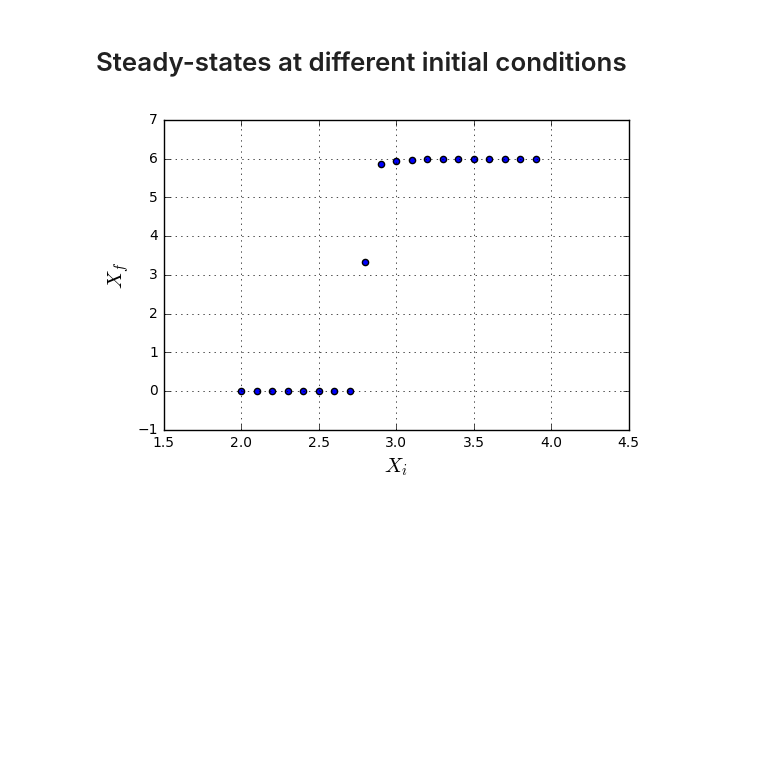
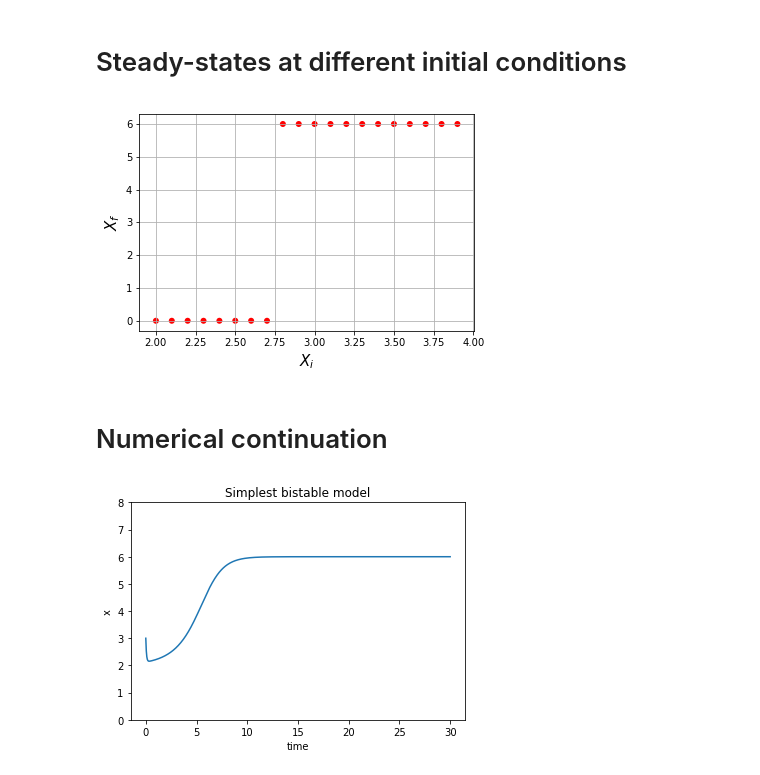
Before and after one commit to davidtgonzales/Bistability, a Jupyter notebook: Simplest bistable system.ipynb, the cells around one changed output. Drawn from its saved outputs; the diff is of its cells as text; code cells hidden in the pictures; blank space fills up the shorter version.

Commit message:
with PyDSTool

```diff
--- a/Simplest bistable system.ipynb
+++ b/Simplest bistable system.ipynb
@@ -66,16 +72,51 @@ Xi=[]
 for i in list(range(20,40,1)):
     init=[float(i)/10,0]
     params=[8,1,1,1.5] #k1,k2,k3,k4
-    t=100
-    dt=0.1
+    t=50
+    dt=0.05
     run=trajectory(params,dt,init,t)
     Xf.append(list(run['X'])[-1])
     Xi.append(float(i)/10)
 
-plt.scatter(Xi,Xf)
+plt.scatter(Xi,Xf,c='red',edgecolors='none')
 plt.xlabel('$X_i$',size=15)
 plt.ylabel('$X_f$',size=15)
 plt.grid()
 plt.show()
 # %% [output]
-[figure, old version]
+[figure, new version]
+# %% [markdown]
+# Numerical continuation
+# %%
+import PyDSTool as dst
+import numpy as np
+from matplotlib import pyplot as plt
+%matplotlib inline
+
+# we must give a name
+DSargs=dst.args(name='Simplest bistable model')
+# parameters
+DSargs.pars={'k1':8,
+             'k2':1,
+             'k3':1,
+             'k4':1.5}
+# rhs of the differential equation, including dummy variable w
+DSargs.varspecs={'x':'2*k1*y-k2*x*x-k3*x*y-k4*x',
+                 'y':'k2*x*x-k1*y'}
+# initial conditions
+DSargs.ics={'x':3,'y':0}
+# %%
+DSargs.tdomain=[0,30]                       # set the range of integration.
+ode=dst.Generator.Vode_ODEsystem(DSargs)    # an instance of the 'Generator' class.
+traj=ode.compute('bistability')             # integrate ODE
+pts=traj.sample(dt=0.05)                    # Data for plotting
+
+# PyPlot commands
+plt.plot(pts['t'],pts['x'])
+plt.xlabel('time')                          # Axes labels
+plt.ylabel('x')                             # ...
+plt.ylim([0,8])                             # Range of the y axis
+plt.title(ode.name)                         # Figure title from model name
+plt.show()
+# %% [output]
+[figure, added]
```
Also changed, not shown: parts of 4 cells of this notebook, 1 other file.
